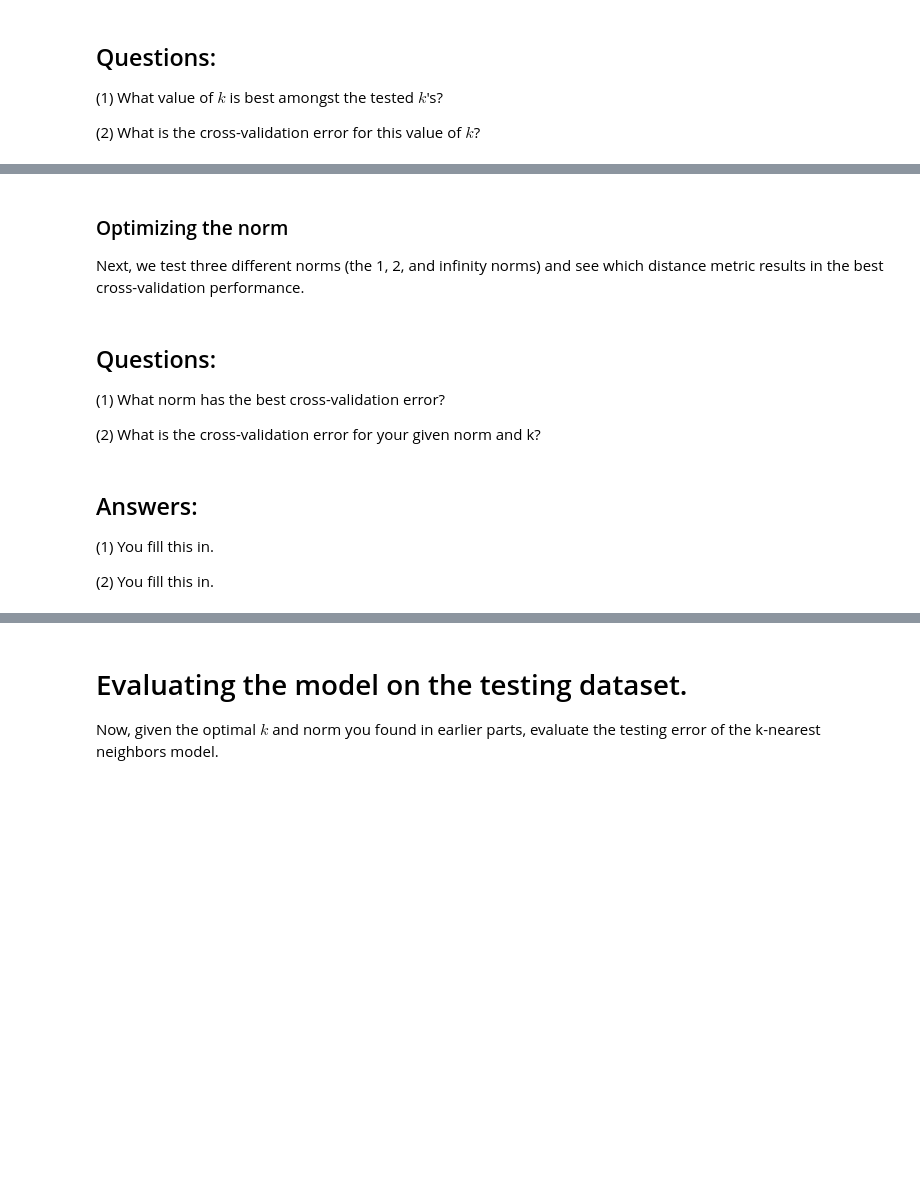
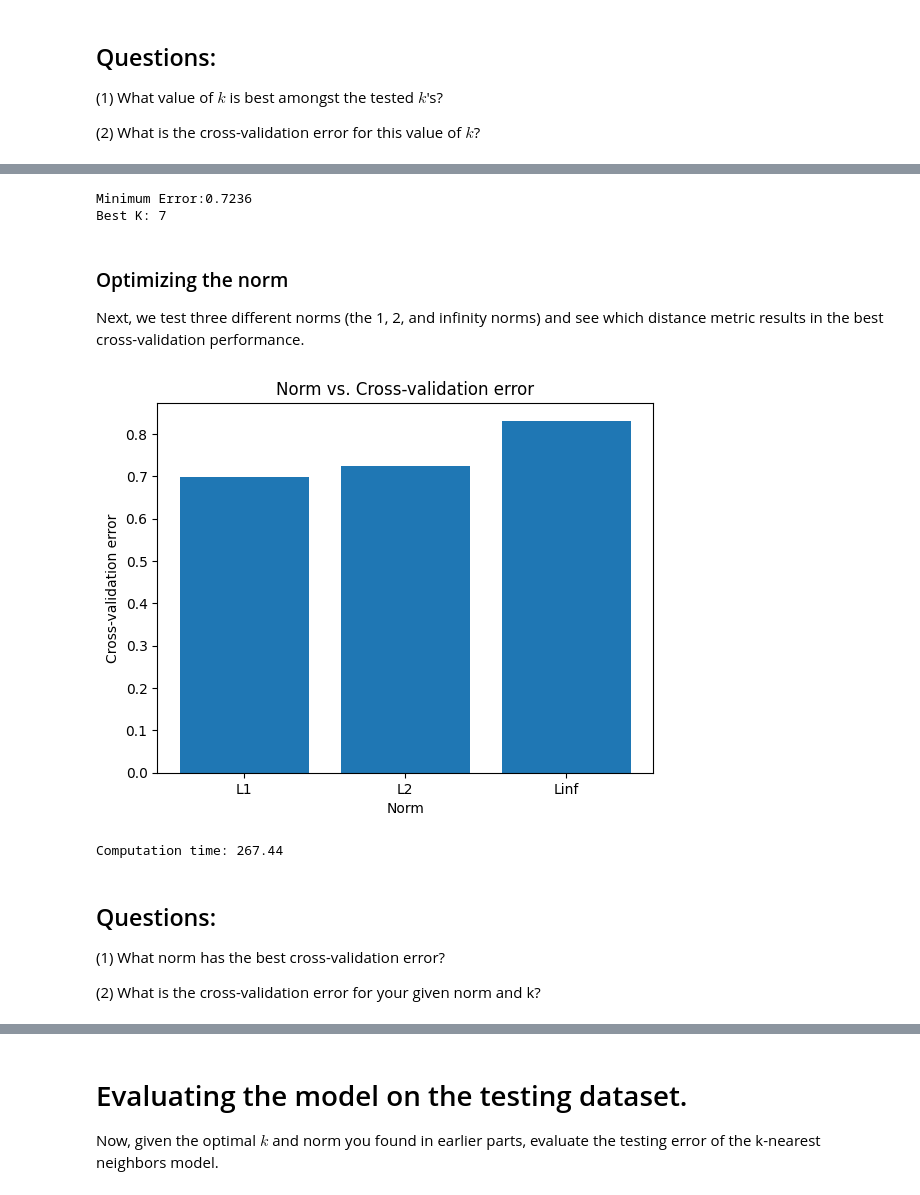
Before and after one commit to cocoa-huang/25W_ECE_C147, a Jupyter notebook: hw2/knn_nosol.ipynb, the cells around one changed output, grey strips where cells are left out. Drawn from its saved outputs; the diff is of its cells as text; code cells hidden in the pictures; blank space fills up the shorter version.

```diff
--- a/hw2/knn_nosol.ipynb
+++ b/hw2/knn_nosol.ipynb
@@ -226,3 +297,9 @@ print('Computation time: %.2f'%(time.time()-time_start))
+# %%
+print('Minimum Error:' + str(min(error_list)))
+print('Best K: ' + str(ks[error_list.index(min(error_list))]))
+# %% [output]
+Minimum Error:0.7236
+Best K: 7
 # %% [markdown]
 ### Optimizing the norm
 
@@ -230,39 +307,71 @@ Next, we test three different norms (the 1, 2, and infinity norms) and see which
 # %%
 time_start =time.time()
 
 L1_norm = lambda x: np.linalg.norm(x, ord=1)
 L2_norm = lambda x: np.linalg.norm(x, ord=2)
 Linf_norm = lambda x: np.linalg.norm(x, ord= np.inf)
 norms = [L1_norm, L2_norm, Linf_norm]
 
 # ================================================================ #
 # YOUR CODE HERE:
 #   Calculate the cross-validation error for each norm in norms, testing
 #   the trained model on each of the 5 folds.  Average these errors
 #   together and make a plot of the norm used vs the cross-validation error
 #   Use the best cross-validation k from the previous part.
 #
 #   Feel free to use the compute_distances function.  We're testing just
 #   three norms, but be advised that this could still take some time.
 #   You're welcome to write a vectorized form of the L1- and Linf- norms
 #   to speed this up, but it is not necessary.
 # ================================================================ #
 
-pass
+error_list = []
+for norm in norms:
+    fold_errors = []
+    for i in range(num_folds):
+        X_val_fold = X_train_folds[i]
+        y_val_fold = y_train_folds[i]
+
+        # Combine other folds to get training data
+        X_train_combined = np.concatenate([X_train_folds[j] for j in range(num_folds) if j != i])
+        y_train_combined = np.concatenate([y_train_folds[j] for j in range(num_folds) if j != i])
+
+        # Train the KNN model
+        knn = KNN()
+        knn.train(X_train_combined, y_train_combined)
+
+        # Compute distances using the specified norm
+        dists = knn.compute_distances(X_val_fold, norm=norm)
+
+        # Predict labels
+        y_val_pred = knn.predict_labels(dists, k=7)
+
+        # Calculate validation error
+        validation_error = np.mean(y_val_pred != y_val_fold)
+        fold_errors.append(validation_error)
+
+    # Append averaged validation error to error_list
+    average_error = np.mean(fold_errors)
+    error_list.append(average_error)
+
+# Plot norm used vs. cross-validation error
+plt.figure()
+plt.bar(['L1', 'L2', 'Linf'], error_list)
+plt.xlabel('Norm')
+plt.ylabel('Cross-validation error')
+plt.title('Norm vs. Cross-validation error')
+plt.show()
 
 # ================================================================ #
 # END YOUR CODE HERE
 # ================================================================ #
 print('Computation time: %.2f'%(time.time()-time_start))
+# %% [output]
+[figure, added]
+Computation time: 267.44
 # %% [markdown]
 ## Questions:
 
 (1) What norm has the best cross-validation error?
 
 (2) What is the cross-validation error for your given norm and k?
-# %% [markdown]
-## Answers:
-
-(1) You fill this in.
-
-(2) You fill this in.
```
Also changed, not shown: parts of 19 cells of this notebook, 1 other file.
